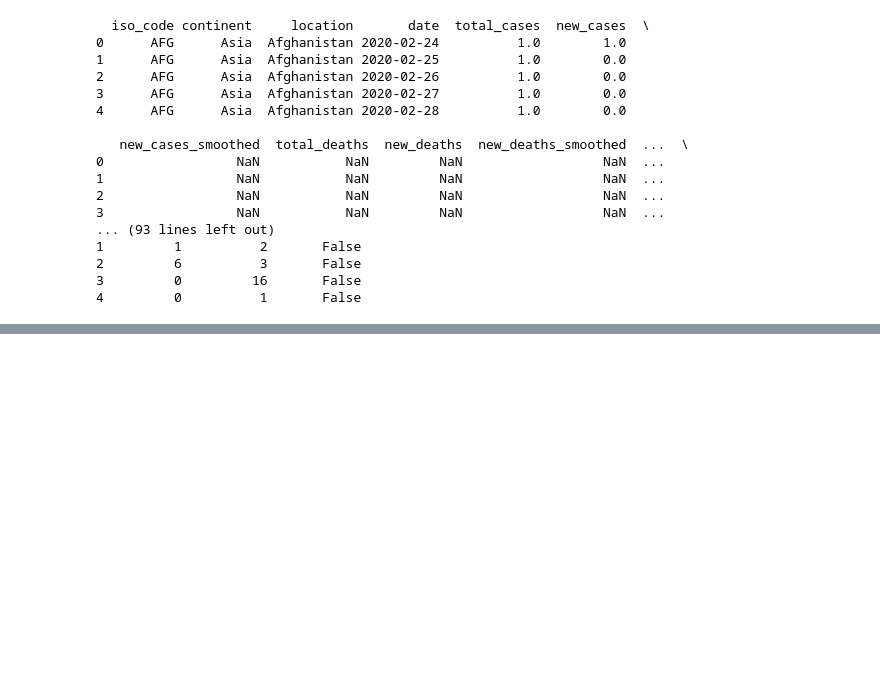
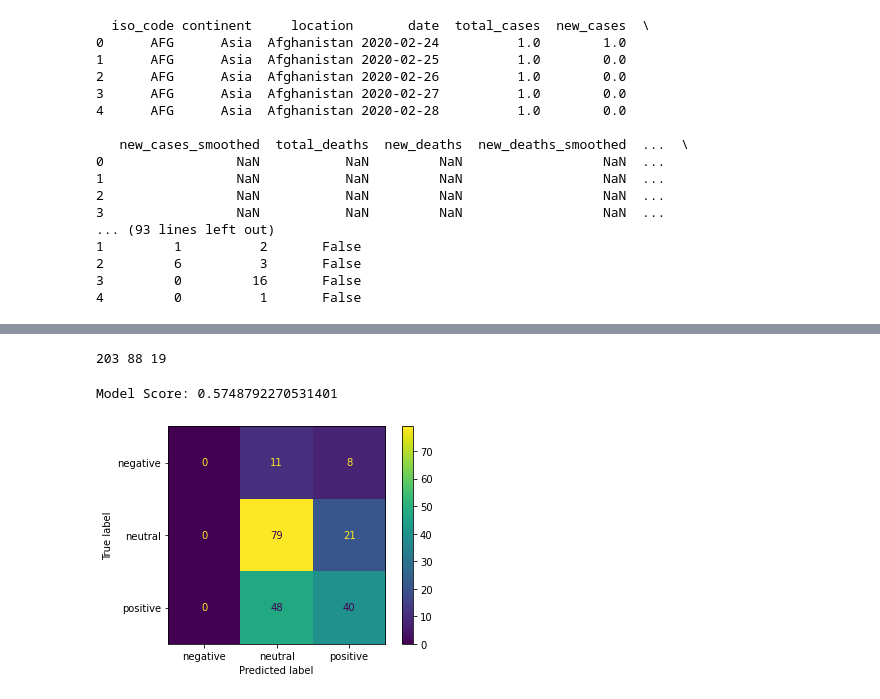
Before and after one commit to naogao/cs216-project, a Jupyter notebook: Logistic Model.ipynb, the cells around one changed output, grey strips where cells are left out. Saved outputs shown, nothing was run; the diff lists cells and outputs as text; code cells hidden in the pictures; blank space fills up the shorter version.

```diff
--- a/Logistic Model.ipynb
+++ b/Logistic Model.ipynb
@@ -127,0 +123,14 @@ tweet_vax['sentiment_val'] = [categorizeNum(val) for val in tweet_vax['sentiment
+# %%
+import matplotlib.pyplot as plt
+tweet_vax =pd.merge(tweet_info, vaax_info, left_on='alpha-3', right_on='iso_code', how="inner")
+print(tweet_vax.head())
+countries = tweet_vax.groupby('name').agg(tweet_count =('sentiment', 'count'),
+                                               region=('region', 'max'))
+#print(countries[:len(countries)//2], countries[len(countries)//2:])
+#display(countries[:len(countries)//2])
+#display(countries[len(countries)//2:])
+#regions = tweet_vax.groupby('region').agg(tweet_count =('sentiment', 'count'),
+                                               #region=('region', 'max'))
+#print(regions)
+#display(regions)
+tweet_vax = tweet_vax.dropna(how='any',axis=0)
@@ -128 +155,30 @@ tweet_vax['sentiment_val'] = [categorizeNum(val) for val in tweet_vax['sentiment
+# %%
+res_neu = tweet_vax[tweet_vax['sentiment'] == 2]
+res_pos = tweet_vax[tweet_vax['sentiment'] == 3]
+res_neg = tweet_vax[tweet_vax['sentiment'] == 1]
+rslt_df = pd.concat([res_neu.sample(n=100), pd.concat([res_pos, res_neg])])
+rslt_df['sentiments'] = [categorizeNum(val) for val in rslt_df['sentiment']]
+print(len(res_neu), len(res_pos), len(res_neg))
+# %% [output]
+203 88 19
+# %%
+target = rslt_df['sentiments']
+
+data = rslt_df[['people_vaccinated_per_hundred', 'user_followers', 'region-code']]
+
+logistic_model = LogisticRegression()
+logistic_model.fit(X=data, y=target)
+
+rslt_df['predicted_outcome'] = logistic_model.predict(data)
+
+q4_score = logistic_model.score(data, target)
+
+plot_confusion_matrix(logistic_model, data, target)
+
+print("Model Score:", q4_score)
+
+plt.grid(False)
+# %% [output]
+Model Score: 0.5748792270531401
+[figure, added]
 # %%
```
Also changed, not shown: parts of 14 cells of this notebook.
